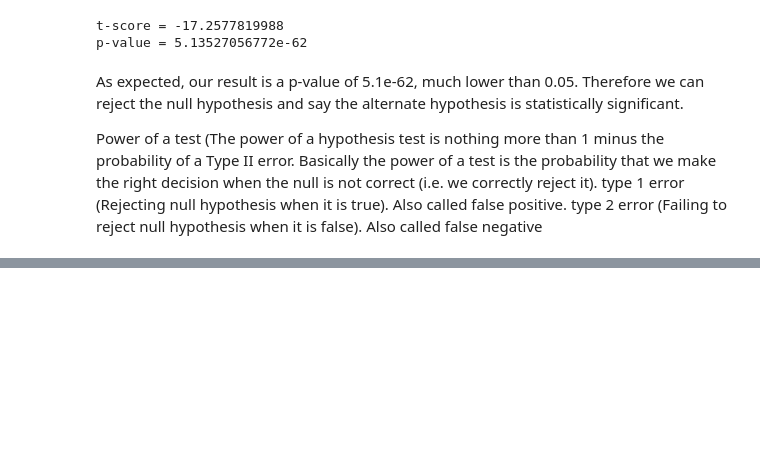
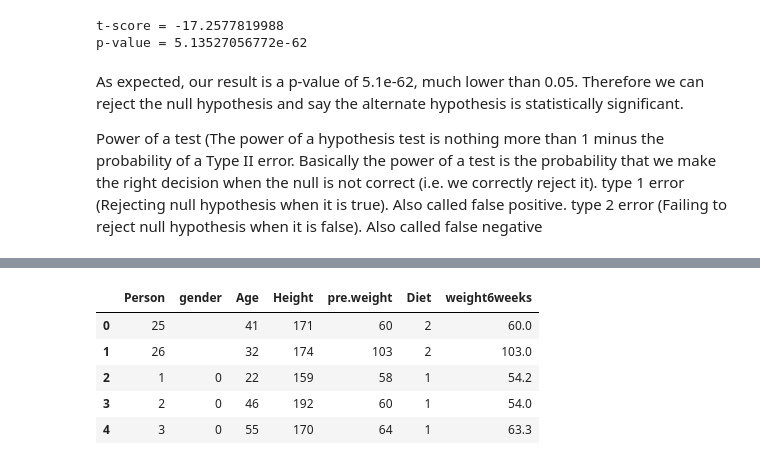
Before and after one commit to DataSciencePros/datascicon.tech, a Jupyter notebook: Statistical Testing.ipynb, the cells around one changed output, grey strips where cells are left out. Cells and saved outputs as stored; diff of their text form; code cells hidden in the pictures; blank space fills up the shorter version.

```diff
--- a/Statistical Testing.ipynb
+++ b/Statistical Testing.ipynb
@@ -179,0 +185,10 @@ Real life example, A/B testing (click rate , ad)
+# %%
+diet_pd=pd.read_csv("stcp-Rdataset-Diet.csv")
+diet_pd.head()
+# %% [output]
+|  | Person | gender | Age | Height | pre.weight | Diet | weight6weeks |
+| 0 | 25 |  | 41 | 171 | 60 | 2 | 60.0 |
+| 1 | 26 |  | 32 | 174 | 103 | 2 | 103.0 |
+| 2 | 1 | 0 | 22 | 159 | 58 | 1 | 54.2 |
+| 3 | 2 | 0 | 46 | 192 | 60 | 1 | 54.0 |
+| 4 | 3 | 0 | 55 | 170 | 64 | 1 | 63.3 |
```
Also changed, not shown: parts of 9 cells of this notebook, 1 other file.
